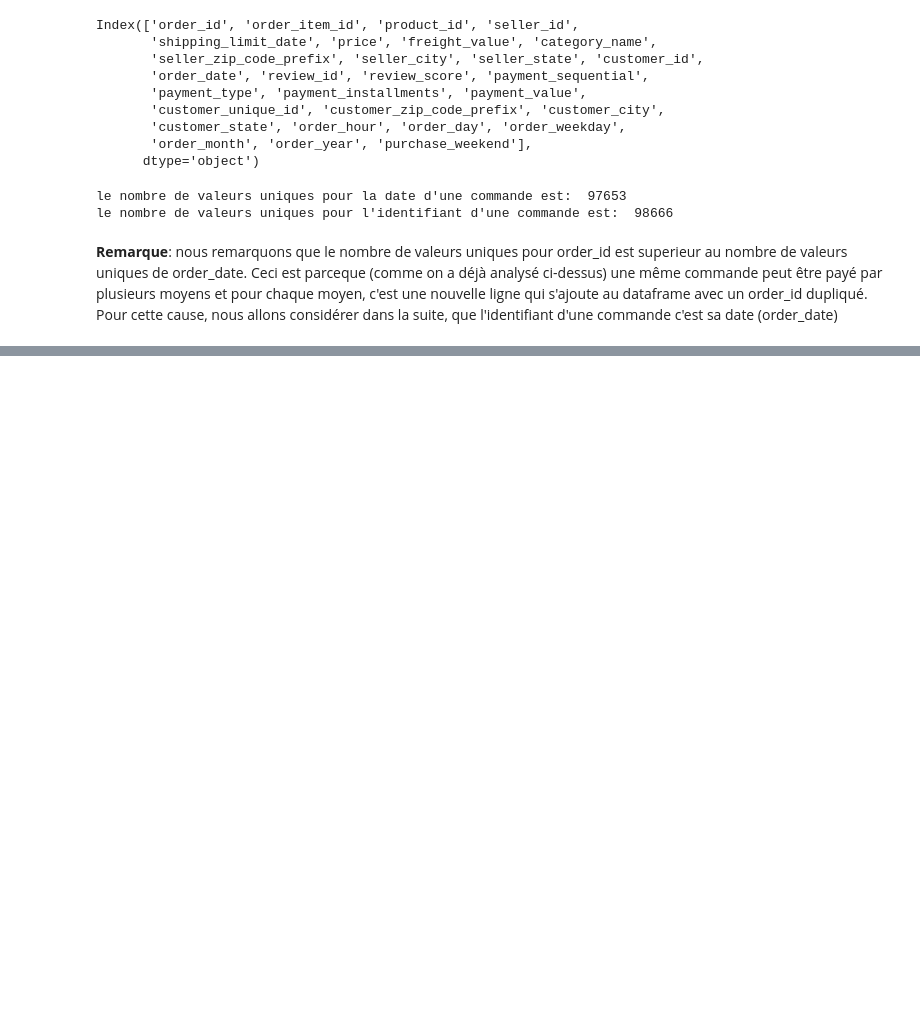
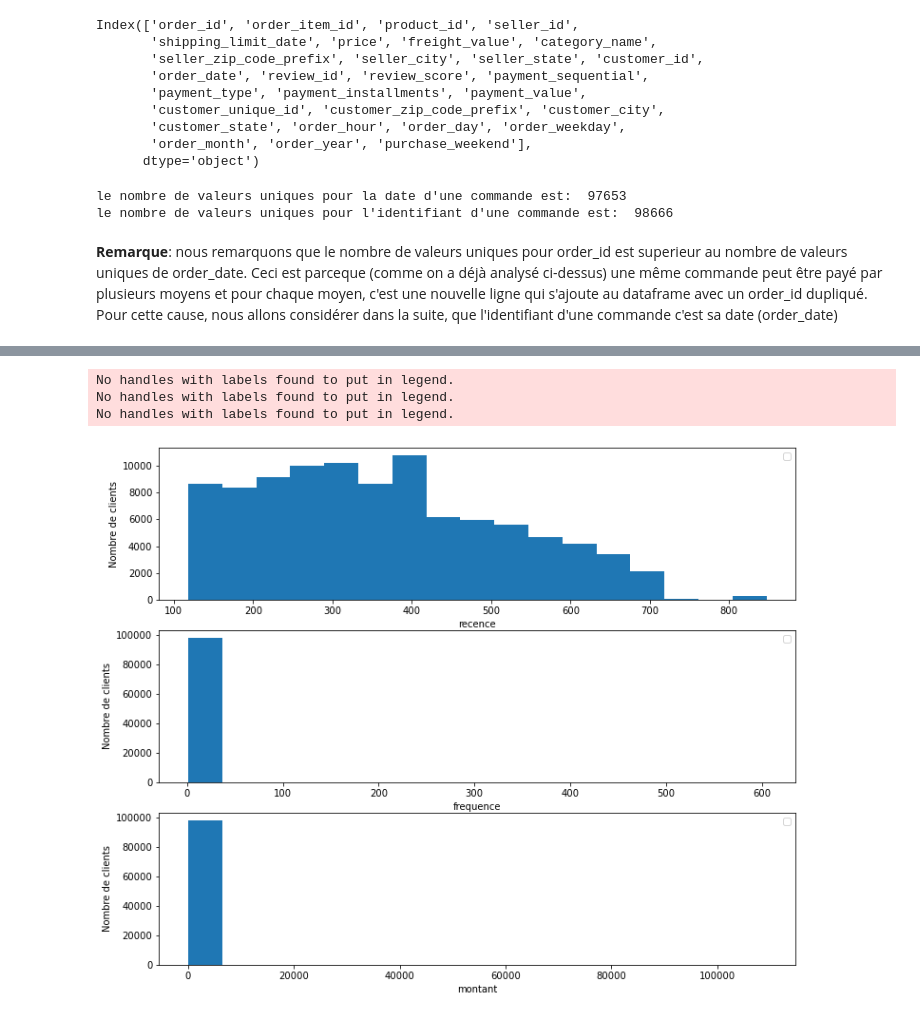
Before and after one commit to Soumaya-kh/POlist, a Jupyter notebook: POLIST_01_notebookanalyse.ipynb, the cells around one changed output, grey strips where cells are left out. Drawn from its saved outputs; the diff is of its cells as text; code cells hidden in the pictures; blank space fills up the shorter version.

```diff
--- a/POLIST_01_notebookanalyse.ipynb
+++ b/POLIST_01_notebookanalyse.ipynb
@@ -1391,0 +1427,16 @@ See the caveats in the documentation: https://pandas.pydata.org/pandas-docs/stab
+# %%
+#histogramme de RFM
+plt.figure(1, figsize= (12,10))
+
+for i, col in enumerate(rfm_results):
+    plt.subplot(len(rfm_results.columns), 1, i + 1)
+    plt.hist(rfm_results[col], bins = int(1 + np.log2(len(rfm_results))))
+    plt.ylabel("Nombre de clients")
+    plt.xlabel(col)
+    plt.legend()
+plt.show()
+# %% [output]
+No handles with labels found to put in legend.
+No handles with labels found to put in legend.
+No handles with labels found to put in legend.
+[figure, added]
```
Also changed, not shown: parts of 31 cells of this notebook.
